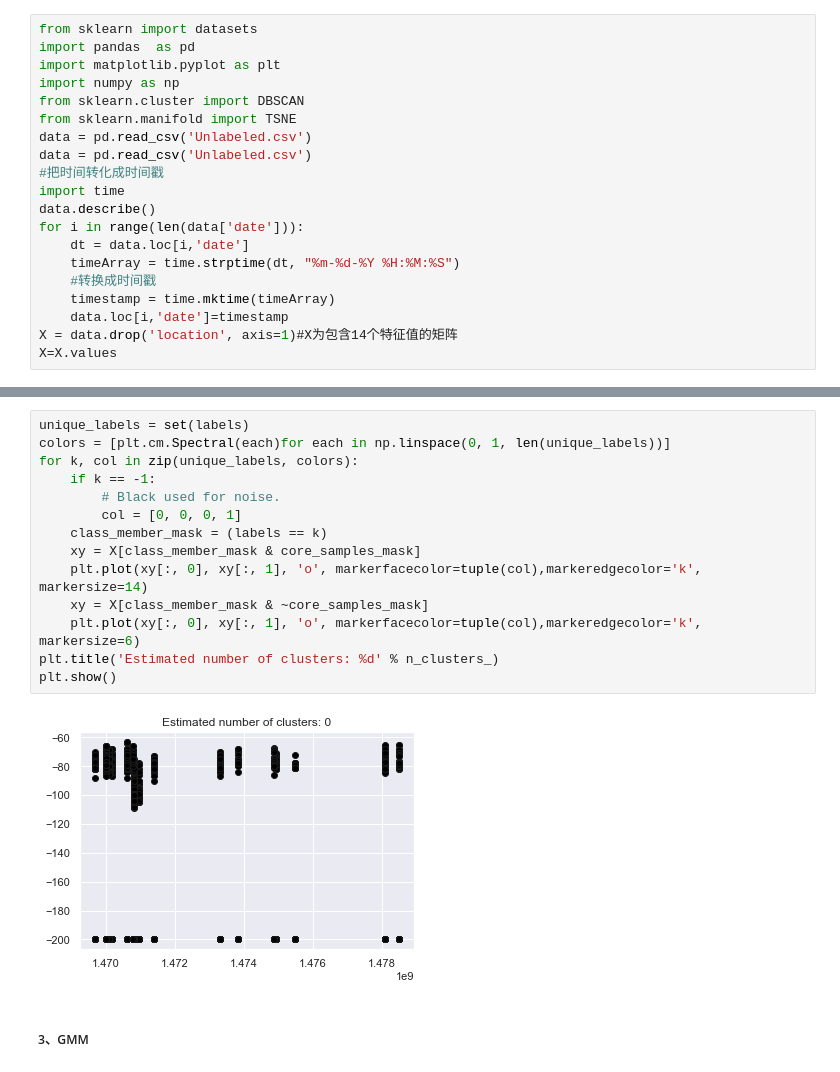
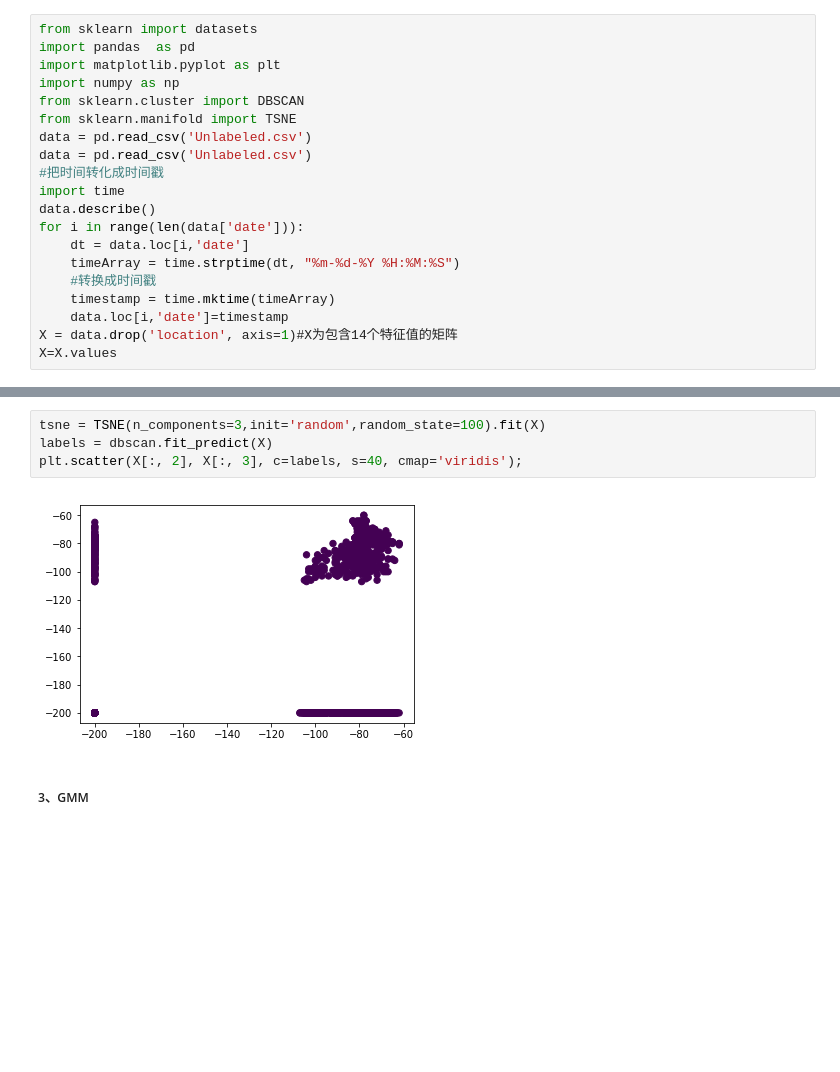
Before and after one commit to KehaoLei/-, a Jupyter notebook: Clustering.ipynb, the cells around one changed output, grey strips where cells are left out. Drawn from its saved outputs; the diff is of its cells as text; blank space fills up the shorter version.

```diff
--- a/Clustering.ipynb
+++ b/Clustering.ipynb
@@ -81,22 +77,12 @@ dbscan
 # %% [output]
 DBSCAN(algorithm='auto', eps=0.5, leaf_size=30, metric='euclidean',
        metric_params=None, min_samples=3, n_jobs=None, p=None)
-# %%
-unique_labels = set(labels)
-colors = [plt.cm.Spectral(each)for each in np.linspace(0, 1, len(unique_labels))]
-for k, col in zip(unique_labels, colors):
-    if k == -1:
-        # Black used for noise.
-        col = [0, 0, 0, 1]
-    class_member_mask = (labels == k)
-    xy = X[class_member_mask & core_samples_mask]
-    plt.plot(xy[:, 0], xy[:, 1], 'o', markerfacecolor=tuple(col),markeredgecolor='k', markersize=14)
-    xy = X[class_member_mask & ~core_samples_mask]
-    plt.plot(xy[:, 0], xy[:, 1], 'o', markerfacecolor=tuple(col),markeredgecolor='k', markersize=6)
-plt.title('Estimated number of clusters: %d' % n_clusters_)
-plt.show()
-# %% [output]
-[figure, removed]
+# %%
+tsne = TSNE(n_components=3,init='random',random_state=100).fit(X)
+labels = dbscan.fit_predict(X)
+plt.scatter(X[:, 2], X[:, 3], c=labels, s=40, cmap='viridis');
+# %% [output]
+[figure, added]
 # %% [markdown]
 ##### 3、GMM
 # %%
```
Also changed, not shown: parts of 2 cells of this notebook, 2 other files.
